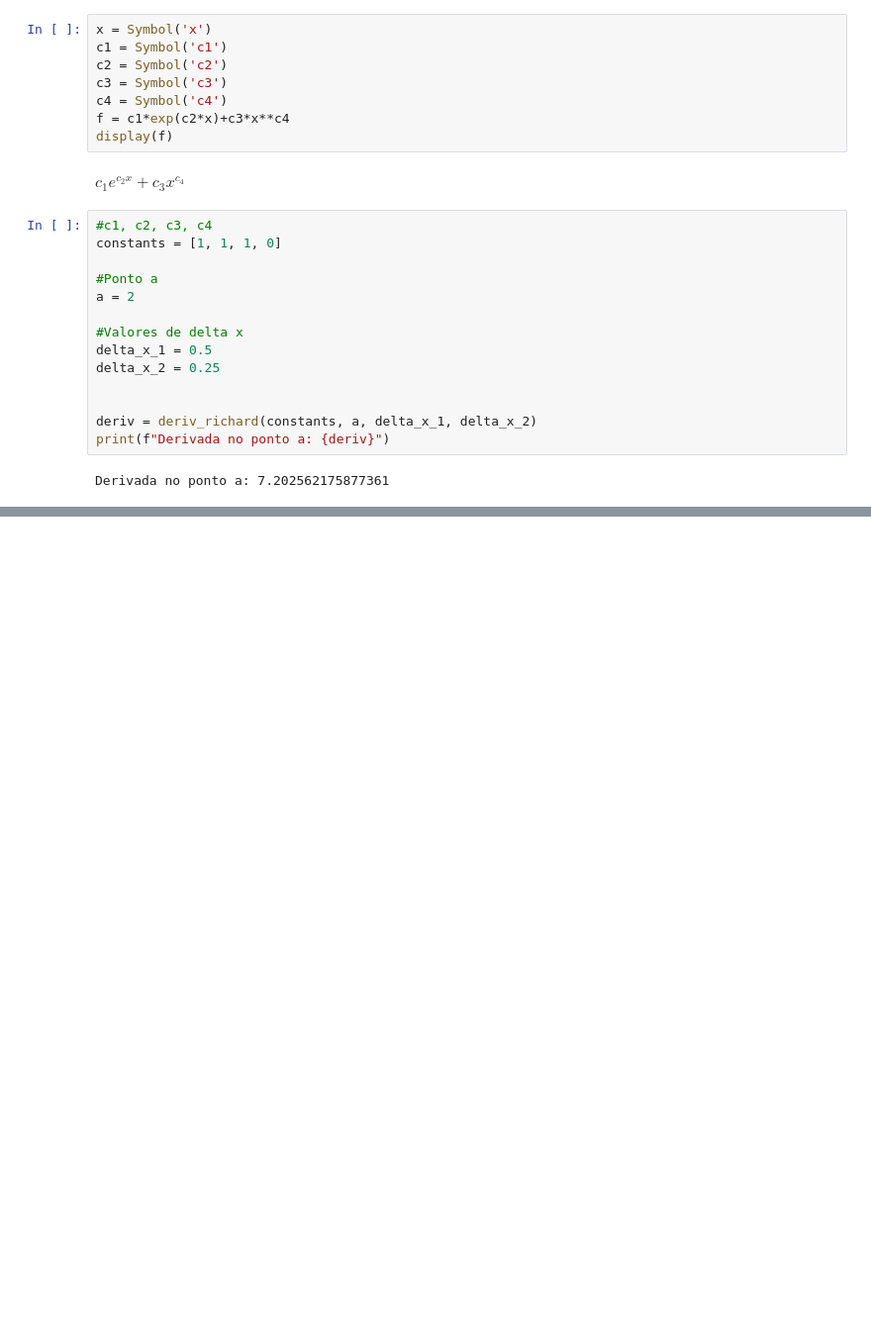
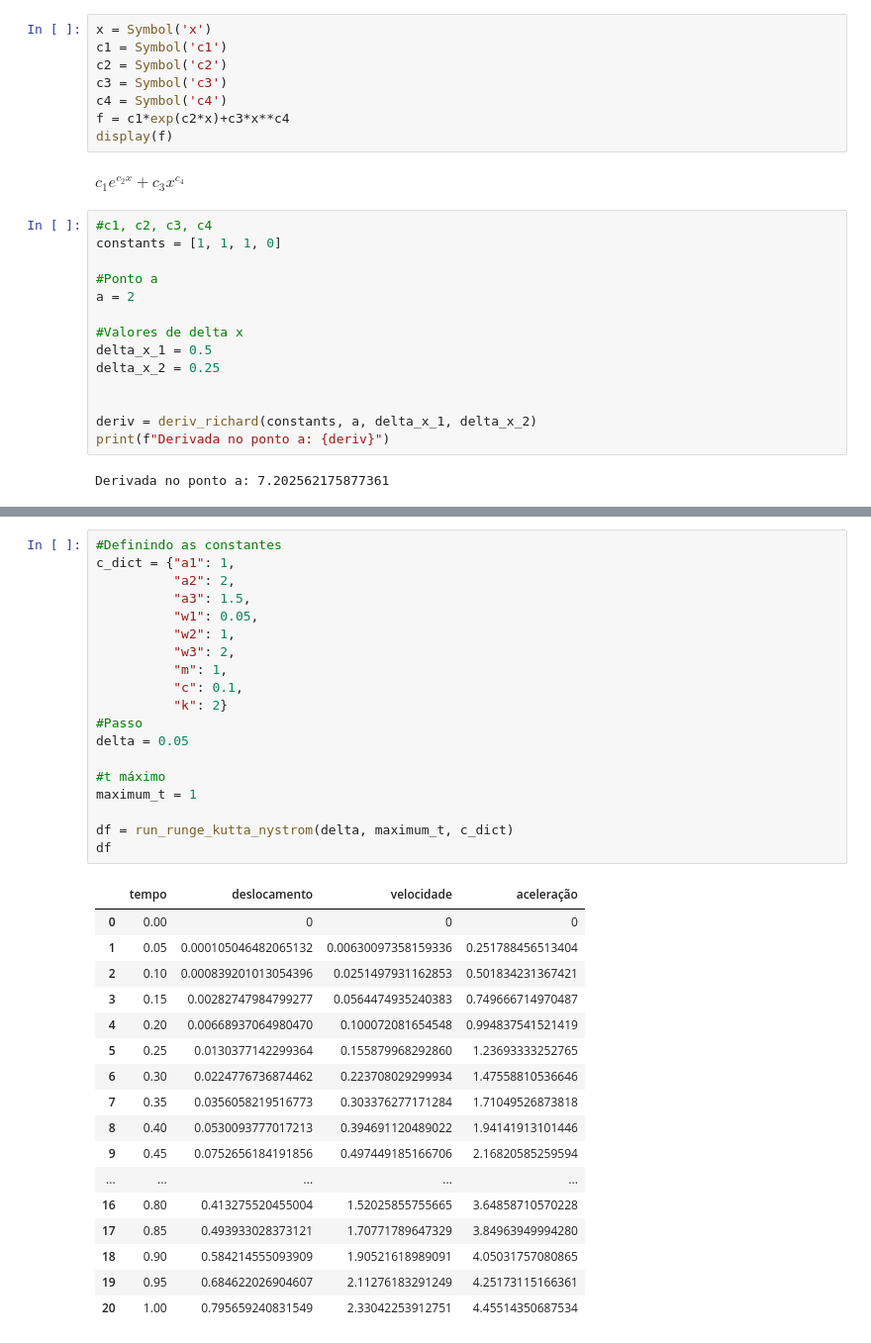
Before and after one commit to henchaves/coc473-cla, a Jupyter notebook: project_02/algoritmos.ipynb, the cells around one changed output, grey strips where cells are left out. Shown: that part at 99% size. Cells and saved outputs as stored; diff of their text form; blank space fills up the shorter version.

Commit message:
Finish user guide and algorithms pdf, implement rugen kutta

```diff
--- a/project_02/algoritmos.ipynb
+++ b/project_02/algoritmos.ipynb
@@ -850,0 +944,37 @@ Derivada no ponto a: 7.202562175877361
+# %%
+#Definindo as constantes
+c_dict = {"a1": 1,
+          "a2": 2,
+          "a3": 1.5,
+          "w1": 0.05,
+          "w2": 1,
+          "w3": 2,
+          "m": 1,
+          "c": 0.1,
+          "k": 2}
+#Passo
+delta = 0.05
+
+#t máximo
+maximum_t = 1
+
+df = run_runge_kutta_nystrom(delta, maximum_t, c_dict)
+df
+# %% [output]
+|  | tempo | deslocamento | velocidade | aceleração |
+| 0 | 0.00 | 0 | 0 | 0 |
+| 1 | 0.05 | 0.000105046482065132 | 0.00630097358159336 | 0.251788456513404 |
+| 2 | 0.10 | 0.000839201013054396 | 0.0251497931162853 | 0.501834231367421 |
+| 3 | 0.15 | 0.00282747984799277 | 0.0564474935240383 | 0.749666714970487 |
+| 4 | 0.20 | 0.00668937064980470 | 0.100072081654548 | 0.994837541521419 |
+| 5 | 0.25 | 0.0130377142299364 | 0.155879968292860 | 1.23693333252765 |
+| 6 | 0.30 | 0.0224776736874462 | 0.223708029299934 | 1.47558810536646 |
+| 7 | 0.35 | 0.0356058219516773 | 0.303376277171284 | 1.71049526873818 |
+| 8 | 0.40 | 0.0530093777017213 | 0.394691120489022 | 1.94141913101446 |
+| 9 | 0.45 | 0.0752656184191856 | 0.497449185166706 | 2.16820585259594 |
+| ... | ... | ... | ... | ... |
+| 16 | 0.80 | 0.413275520455004 | 1.52025855755665 | 3.64858710570228 |
+| 17 | 0.85 | 0.493933028373121 | 1.70771789647329 | 3.84963949994280 |
+| 18 | 0.90 | 0.584214555093909 | 1.90521618989091 | 4.05031757080865 |
+| 19 | 0.95 | 0.684622026904607 | 2.11276183291249 | 4.25173115166361 |
+| 20 | 1.00 | 0.795659240831549 | 2.33042253912751 | 4.45514350687534 |
```
Also changed, not shown: parts of 4 cells of this notebook, 5 other files.
